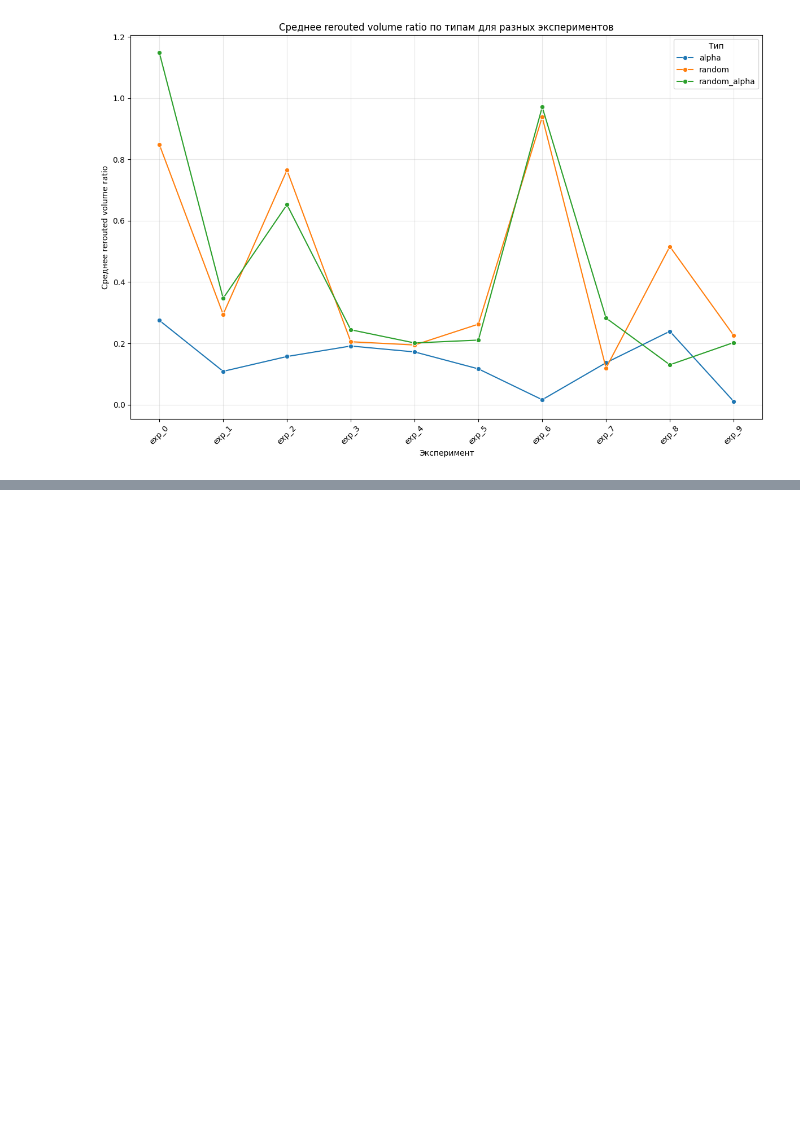
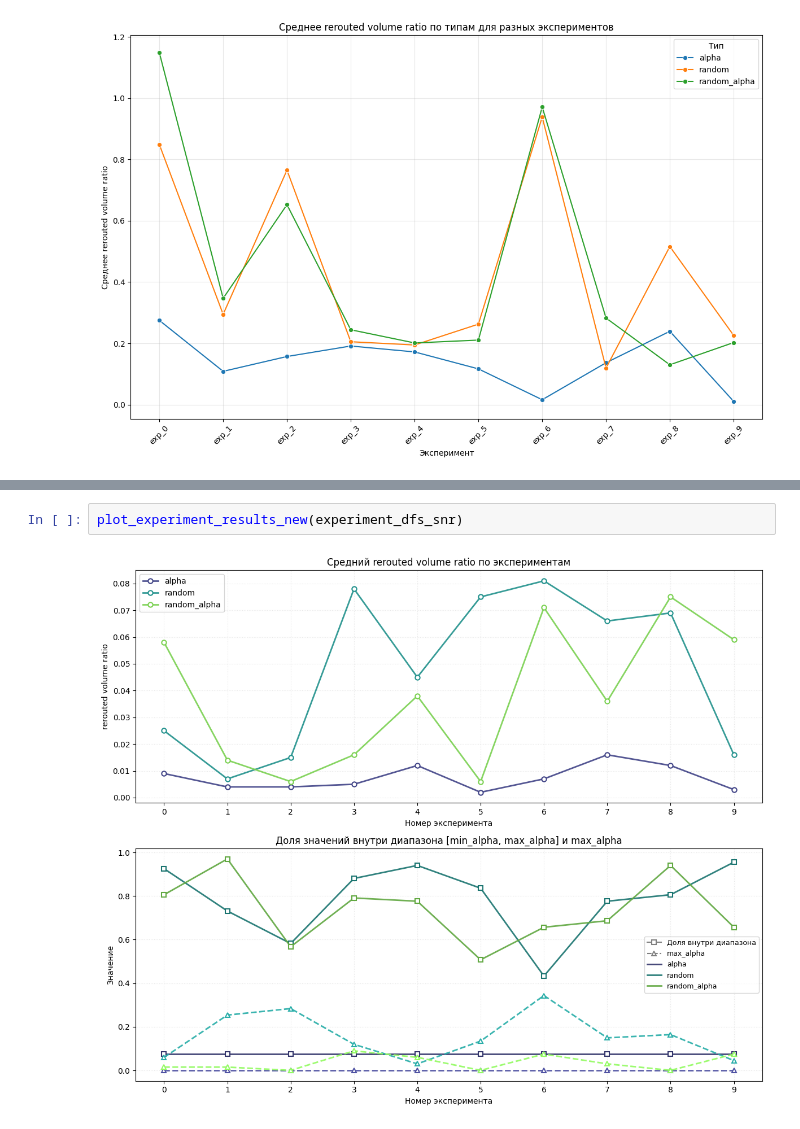
Before and after one commit to Karasiari/Graphs, a Jupyter notebook: CaseWithMean.ipynb, the cells around one changed output, grey strips where cells are left out. Cells and saved outputs as stored; diff of their text form; blank space fills up the shorter version.

```diff
--- a/CaseWithMean.ipynb
+++ b/CaseWithMean.ipynb
@@ -131,0 +511,4 @@ def small_test(num_tests: int):
+# %%
+plot_experiment_results_new(experiment_dfs_snr)
+# %% [output]
+[figure, added]
```
Also changed, not shown: parts of 11 cells of this notebook.
